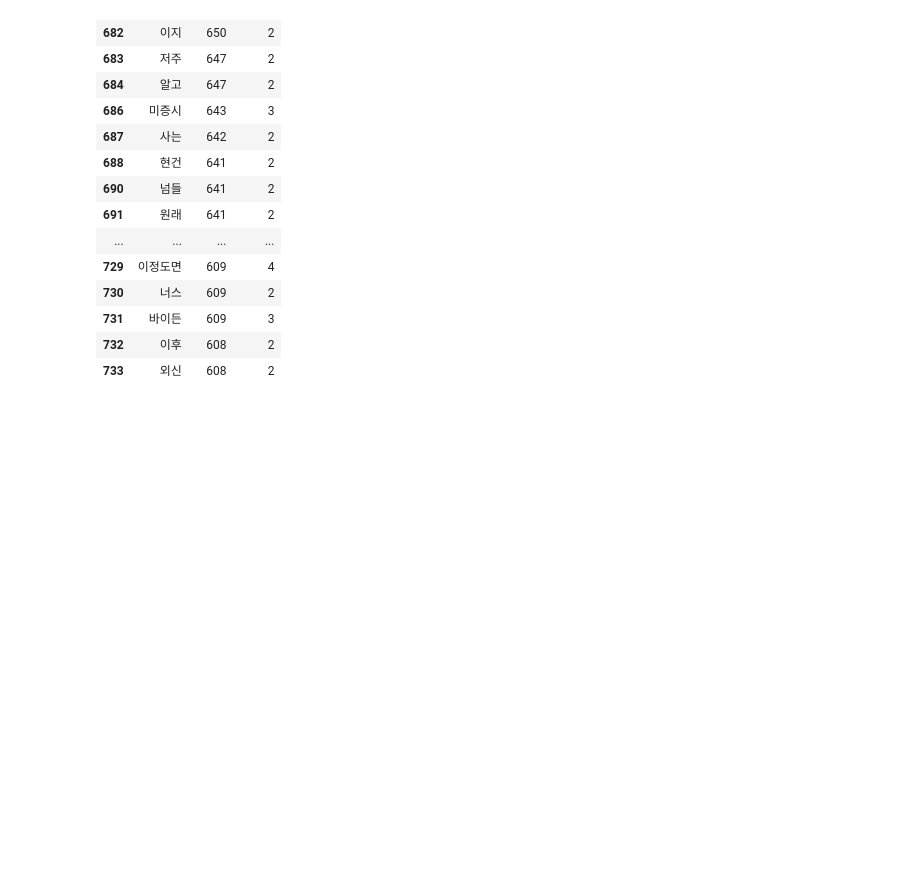
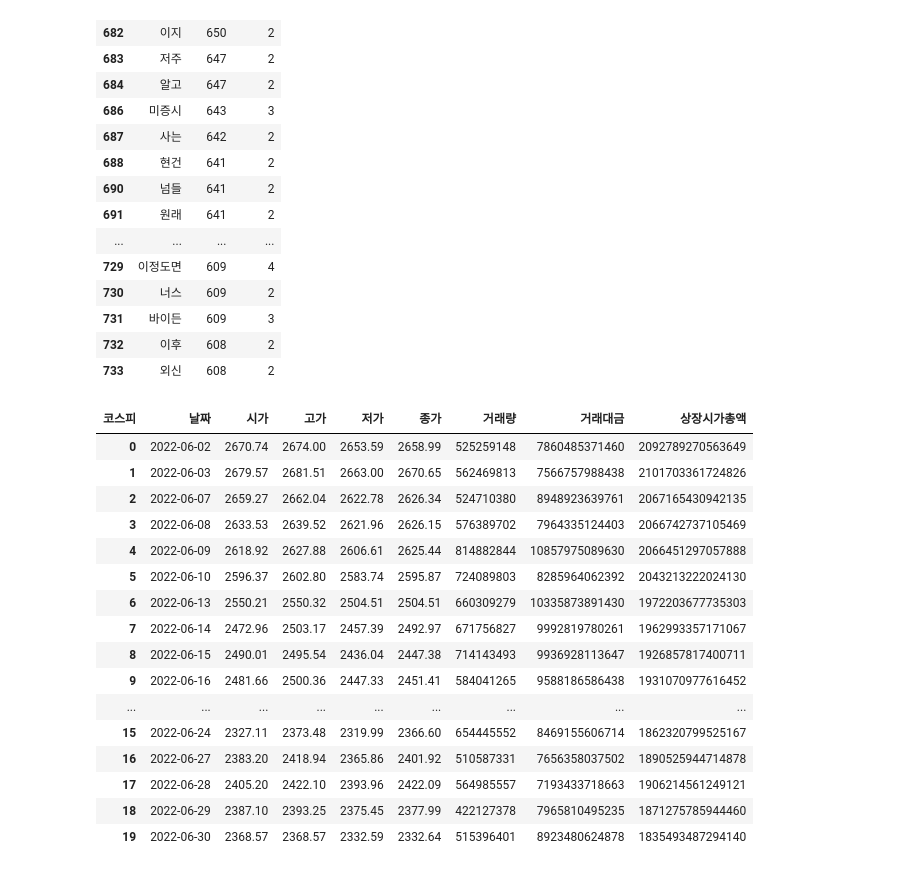
Before and after one commit to NewYorkKim/KRX_2022, a Jupyter notebook: junho/my_note.ipynb, the cells around one changed output. Saved outputs shown, nothing was run; the diff lists cells and outputs as text; code cells hidden in the pictures; blank space fills up the shorter version.

```diff
--- a/junho/my_note.ipynb
+++ b/junho/my_note.ipynb
@@ -377,3 +377,25 @@ words[words['length'] > 1][550:600]
 # fear: 매도,개잡,하락,폭락,추매,반등,바닥,존버,떡락,줍줍,개잡주전문가,금리인상,급락,대폭락
 
 # greed: 매수,상승,호재,가즈아,간다,가자,상한가,폭등,대박,익절
+# %%
+from pykrx import stock
+import pandas as pd
+pd.DataFrame(stock.get_index_ohlcv_by_date('2022-06-01','2022-06-30','1001')).reset_index()
+# %% [output]
+| 코스피 | 날짜 | 시가 | 고가 | 저가 | 종가 | 거래량 | 거래대금 | 상장시가총액 |
+| 0 | 2022-06-02 | 2670.74 | 2674.00 | 2653.59 | 2658.99 | 525259148 | 7860485371460 | 2092789270563649 |
+| 1 | 2022-06-03 | 2679.57 | 2681.51 | 2663.00 | 2670.65 | 562469813 | 7566757988438 | 2101703361724826 |
+| 2 | 2022-06-07 | 2659.27 | 2662.04 | 2622.78 | 2626.34 | 524710380 | 8948923639761 | 2067165430942135 |
+| 3 | 2022-06-08 | 2633.53 | 2639.52 | 2621.96 | 2626.15 | 576389702 | 7964335124403 | 2066742737105469 |
+| 4 | 2022-06-09 | 2618.92 | 2627.88 | 2606.61 | 2625.44 | 814882844 | 10857975089630 | 2066451297057888 |
+| 5 | 2022-06-10 | 2596.37 | 2602.80 | 2583.74 | 2595.87 | 724089803 | 8285964062392 | 2043213222024130 |
+| 6 | 2022-06-13 | 2550.21 | 2550.32 | 2504.51 | 2504.51 | 660309279 | 10335873891430 | 1972203677735303 |
+| 7 | 2022-06-14 | 2472.96 | 2503.17 | 2457.39 | 2492.97 | 671756827 | 9992819780261 | 1962993357171067 |
+| 8 | 2022-06-15 | 2490.01 | 2495.54 | 2436.04 | 2447.38 | 714143493 | 9936928113647 | 1926857817400711 |
+| 9 | 2022-06-16 | 2481.66 | 2500.36 | 2447.33 | 2451.41 | 584041265 | 9588186586438 | 1931070977616452 |
+| ... | ... | ... | ... | ... | ... | ... | ... | ... |
+| 15 | 2022-06-24 | 2327.11 | 2373.48 | 2319.99 | 2366.60 | 654445552 | 8469155606714 | 1862320799525167 |
+| 16 | 2022-06-27 | 2383.20 | 2418.94 | 2365.86 | 2401.92 | 510587331 | 7656358037502 | 1890525944714878 |
+| 17 | 2022-06-28 | 2405.20 | 2422.10 | 2393.96 | 2422.09 | 564985557 | 7193433718663 | 1906214561249121 |
+| 18 | 2022-06-29 | 2387.10 | 2393.25 | 2375.45 | 2377.99 | 422127378 | 7965810495235 | 1871275785944460 |
+| 19 | 2022-06-30 | 2368.57 | 2368.57 | 2332.59 | 2332.64 | 515396401 | 8923480624878 | 1835493487294140 |
```
Also changed, not shown: parts of 6 cells of this notebook, 5 other files.
